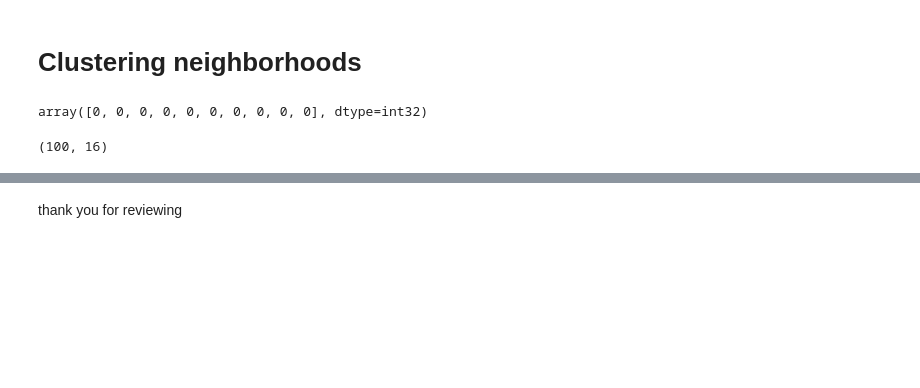
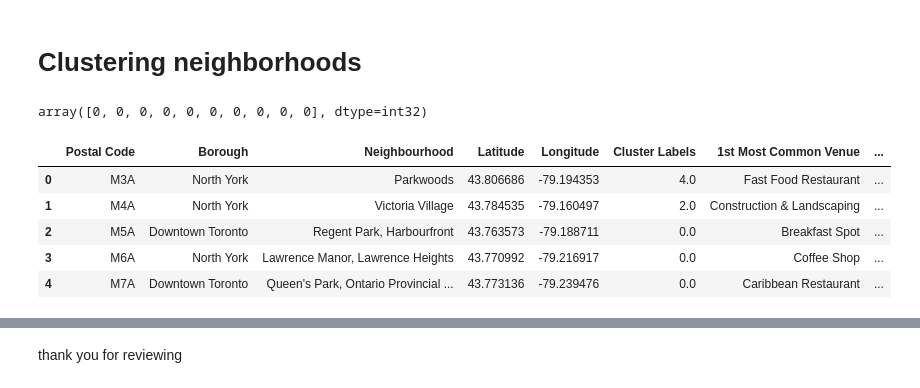
Before and after one commit to mefazlic/Coursera_Capstone, a Jupyter notebook: Toronto_Neighbourhoods_part3.ipynb, the cells around one changed output, grey strips where cells are left out. Drawn from its saved outputs; the diff is of its cells as text; code cells hidden in the pictures; blank space fills up the shorter version.

Commit message:
oronto Neighbourhoods Analyzing and Clustering

```diff
--- a/Toronto_Neighbourhoods_part3.ipynb
+++ b/Toronto_Neighbourhoods_part3.ipynb
@@ -329,17 +329,22 @@ array([0, 0, 0, 0, 0, 0, 0, 0, 0, 0], dtype=int32)
 # %%
 # add clustering labels
 #neighborhoods_venues_sorted.insert(0, 'Cluster Labels', kmeans.labels_)
 
 toronto_merged = toronto_df
 
 # merge manhattan_grouped with manhattan_data to add latitude/longitude for each neighborhood
 toronto_merged = toronto_merged.join(neighborhoods_venues_sorted.set_index('Neighborhood'), on='Neighbourhood')
 
 toronto_merged.dropna(inplace=True)
 
-toronto_merged.shape # check the last columns!
+toronto_merged.head() # check the last columns!
 # %% [output]
-(100, 16)
+|  | Postal Code | Borough | Neighbourhood | Latitude | Longitude | Cluster Labels | 1st Most Common Venue | ... |
+| 0 | M3A | North York | Parkwoods | 43.806686 | -79.194353 | 4.0 | Fast Food Restaurant | ... |
+| 1 | M4A | North York | Victoria Village | 43.784535 | -79.160497 | 2.0 | Construction & Landscaping | ... |
+| 2 | M5A | Downtown Toronto | Regent Park, Harbourfront | 43.763573 | -79.188711 | 0.0 | Breakfast Spot | ... |
+| 3 | M6A | North York | Lawrence Manor, Lawrence Heights | 43.770992 | -79.216917 | 0.0 | Coffee Shop | ... |
+| 4 | M7A | Downtown Toronto | Queen's Park, Ontario Provincial ... | 43.773136 | -79.239476 | 0.0 | Caribbean Restaurant | ... |
 # %%
 # create map
 map_clusters = folium.Map(location=[latitude, longitude], zoom_start=11)
```
